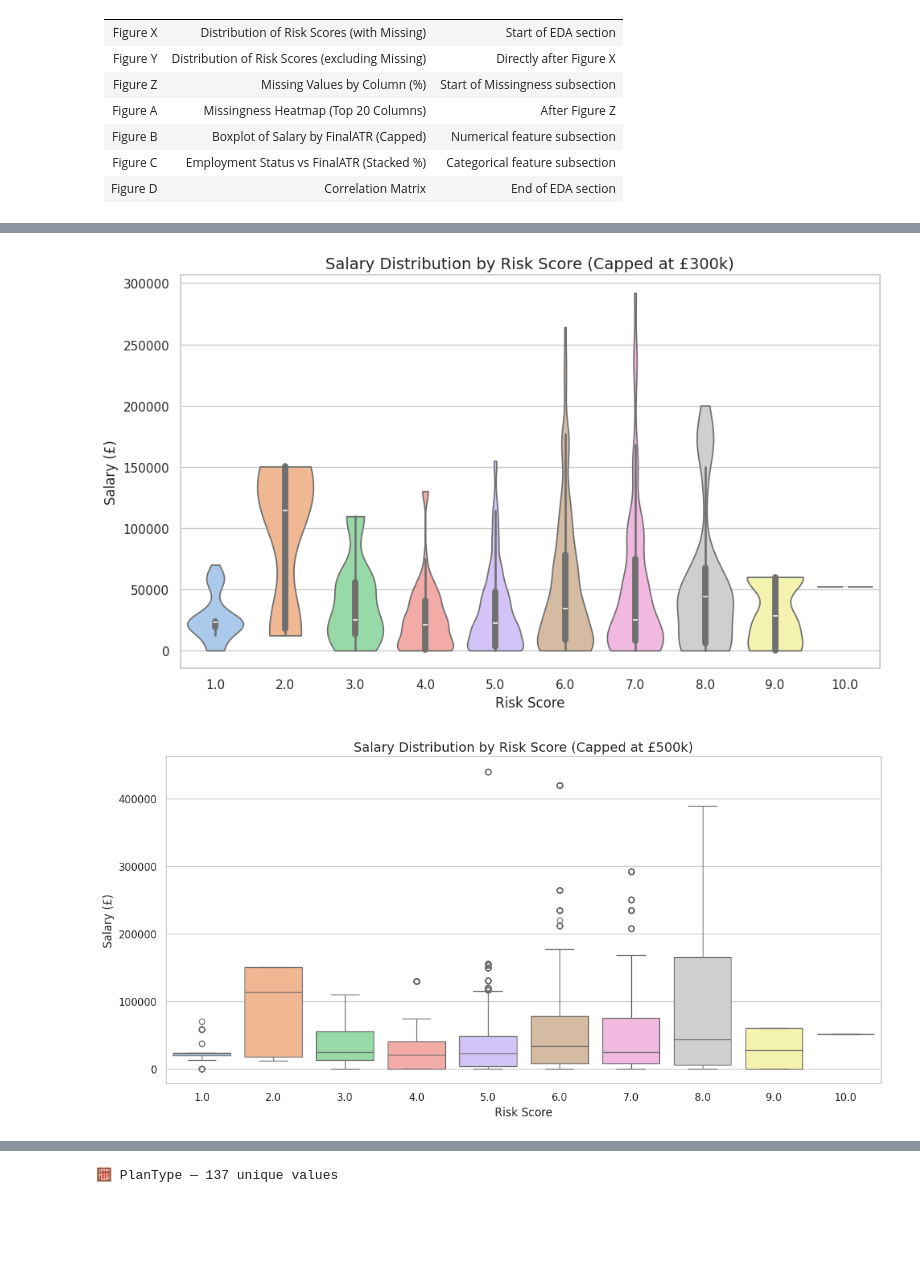
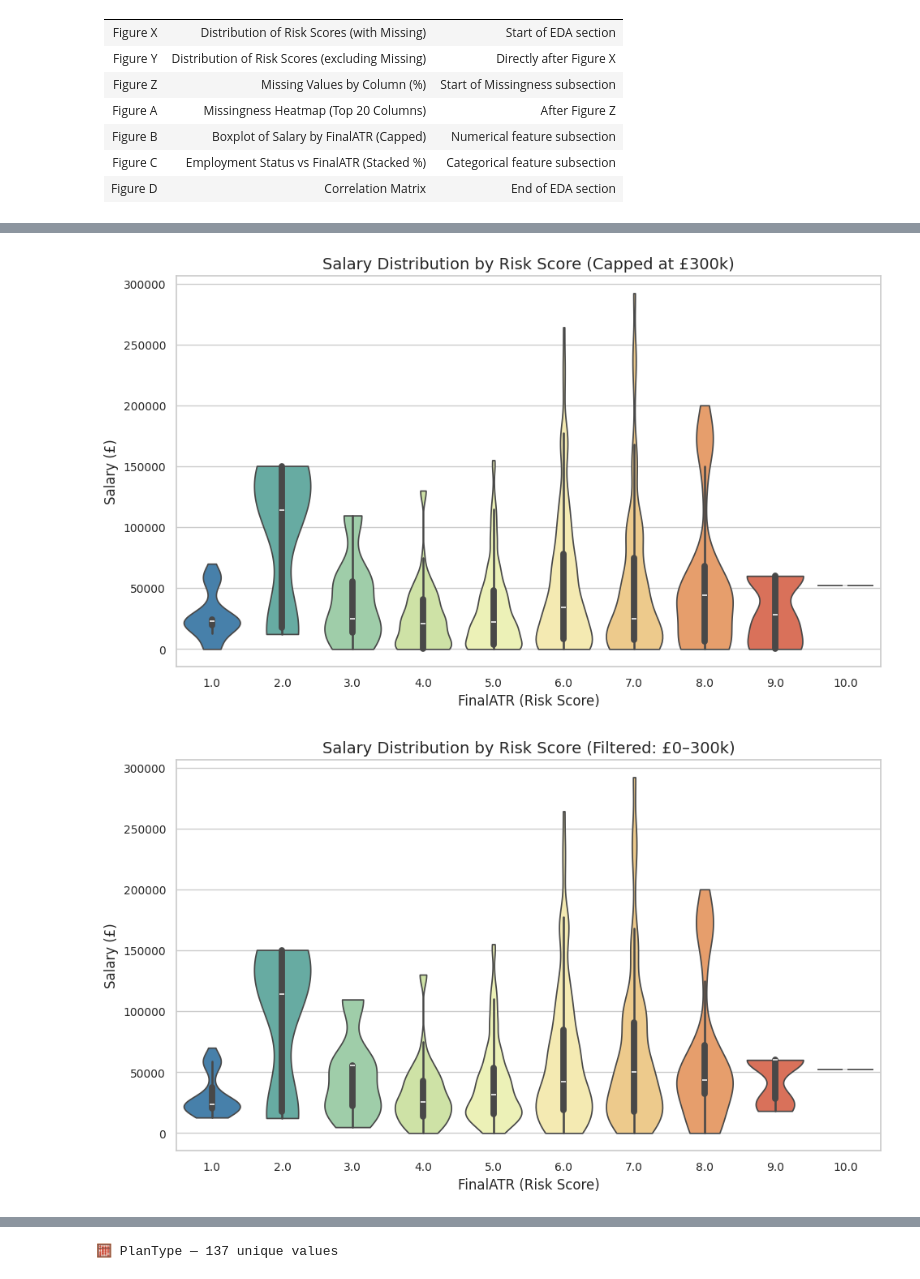
Before and after one commit to smilango/msc-capstone-project, a Jupyter notebook: code/capstone.ipynb, the cells around one changed output, grey strips where cells are left out. Saved outputs shown, nothing was run; the diff lists cells and outputs as text; code cells hidden in the pictures; blank space fills up the shorter version.

```diff
--- a/code/capstone.ipynb
+++ b/code/capstone.ipynb
@@ -280,0 +330,19 @@ plt.show()
+# %%
+# Row-Level Missingness Inspection
+
+# Count how many missing values per row
+df_merged['missing_count'] = df_merged.isnull().sum(axis=1)
+
+# Summary stats
+row_null_summary = df_merged['missing_count'].describe()
+print("Summary of missing value count per row:")
+print(row_null_summary)
+
+# Plot: distribution of missing counts per row
+plt.figure(figsize=(10, 5))
+sns.histplot(df_merged['missing_count'], bins=30, kde=False, color='steelblue')
+plt.title("Distribution of Missing Values per Row")
+plt.xlabel("Number of Missing Fields")
+plt.ylabel("Number of Records")
+plt.grid(True)
+plt.show()
@@ -297,29 +647,51 @@ print(f"⚖️ Binary columns ({len(binaries)}):\n{binaries}")
 ⚖️ Binary columns (18):
 ['VulnerabilityType', 'IsRetired', 'IsMarriedOrPartnered', 'HasSalaryReported', 'HighDisposableIncome', 'HasInvestmentIntent', 'IsFinanciallySecure', 'HasNegativeDisposable', 'Flag_FinancialStruggle', ...
 # %%
-# Focused violin with salary capped at 200k
+# 🎻 Violin Plot: Salary Distribution by Risk Score (capped at £300k)
+
 df_plot = df_merged[df_merged['FinalATR'].notna() & df_merged['Salary'].notna()]
 df_plot = df_plot[df_plot['Salary'] < 300000]
 
+# Map colours in order 1–10
+palette_ordered = [finalatr_palette[i] for i in sorted(df_plot['FinalATR'].unique())]
+
 plt.figure(figsize=(10, 6))
-sns.violinplot(data=df_plot, x='FinalATR', y='Salary', palette='pastel', cut=0)
+sns.violinplot(data=df_plot,
+               x='FinalATR',
+               y='Salary',
+               palette=palette_ordered,
+               cut=0,
+               order=sorted(df_plot['FinalATR'].unique()))
 plt.title("Salary Distribution by Risk Score (Capped at £300k)", fontsize=14)
-plt.xlabel("Risk Score")
+plt.xlabel("FinalATR (Risk Score)")
 plt.ylabel("Salary (£)")
 plt.tight_layout()
 plt.show()
-
-# Boxplot of Salary capped at £500k
-df_plot = df_merged[df_merged['FinalATR'].notna() & df_merged['Salary'].notna()]
-df_plot = df_plot[df_plot['Salary'] < 500000]
-
-plt.figure(figsize=(12, 6))
-sns.boxplot(data=df_plot, x='FinalATR', y='Salary', palette='pastel')
-plt.title("Salary Distribution by Risk Score (Capped at £500k)", fontsize=14)
-plt.xlabel("Risk Score")
-plt.ylabel("Salary (£)")
-plt.tight_layout()
-plt.show()
 # %% [output]
-[figure, old version]
+[figure, new version]
-[figure, removed]
+# %%
+# 🎻 Cleaned Violin Plot: Salary Distribution by Risk Score (Filtered)
+
+df_plot = df_merged[
+    (df_merged['FinalATR'].notna()) &
+    (df_merged['Salary'].notna()) &
+    (df_merged['Salary'] > 0) &
+    (df_merged['Salary'] < 300000)
+]
+
+palette_ordered = [finalatr_palette[i] for i in sorted(df_plot['FinalATR'].unique())]
+
+plt.figure(figsize=(10, 6))
+sns.violinplot(data=df_plot,
+               x='FinalATR',
+               y='Salary',
+               palette=palette_ordered,
+               cut=0,
+               order=sorted(df_plot['FinalATR'].unique()))
+plt.title("Salary Distribution by Risk Score (Filtered: £0–300k)", fontsize=14)
+plt.xlabel("FinalATR (Risk Score)")
+plt.ylabel("Salary (£)")
+plt.tight_layout()
+plt.show()
+# %% [output]
+[figure, added]
```
Also changed, not shown: parts of 41 cells of this notebook.
